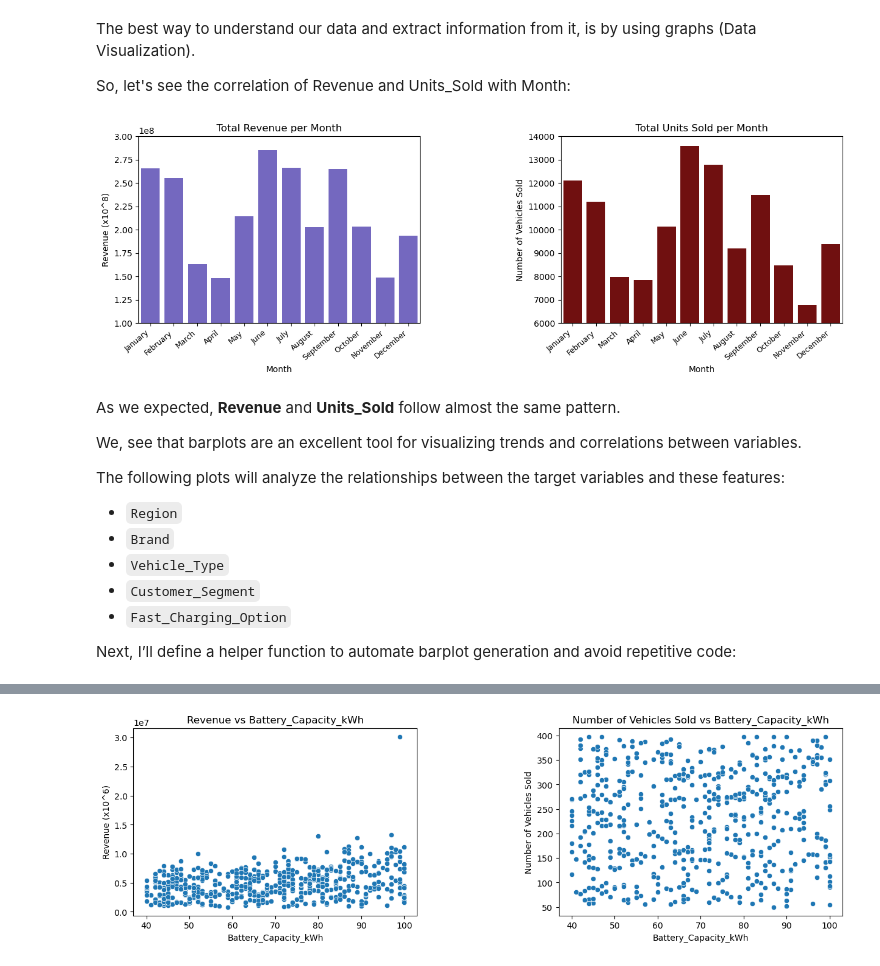
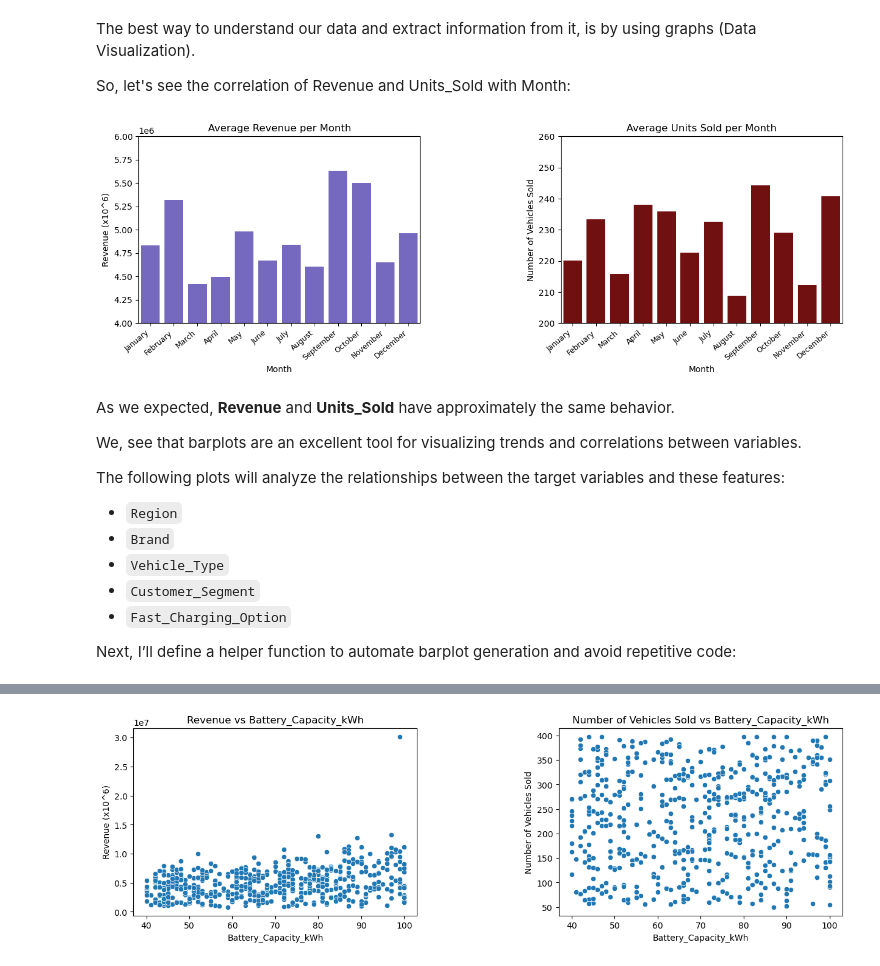
Before and after one commit to giorgos-iatridis/Electric-Vehicle-EV-Sales-and-Adoption-Project, a Jupyter notebook: Electric Vehicle (EV) Sales and Adoption Project.ipynb, the cells around one changed output, grey strips where cells are left out. Drawn from its saved outputs; the diff is of its cells as text; code cells hidden in the pictures.

```diff
--- a/Electric Vehicle (EV) Sales and Adoption Project.ipynb
+++ b/Electric Vehicle (EV) Sales and Adoption Project.ipynb
@@ -210,39 +214,39 @@ The best way to understand our data and extract information from it, is by using
 
 So, let's see the correlation of Revenue and Units_Sold with Month:
 # %%
-month_rev= train_set.groupby(['Month'])['Revenue'].sum()
+month_rev= train_set.groupby(['Month'])['Revenue'].mean()
 
-month_un = train_set.groupby('Month')['Units_Sold'].sum()
+month_un = train_set.groupby('Month')['Units_Sold'].mean()
 
 month_names = {
     1: 'January', 2: 'February', 3: 'March', 4: 'April',
     5: 'May', 6: 'June', 7: 'July', 8: 'August',
     9: 'September', 10: 'October', 11: 'November', 12: 'December'
 }
 
 fig, axes = plt.subplots(1, 2, figsize=(15,4))
 sns.barplot(data=month_rev, ax=axes[0], color='slateblue')
-axes[0].set_ylim(1e8, 3e8)
-axes[0].set_ylabel('Revenue (x10^8)')
+axes[0].set_ylim(4e6, 6e6)
+axes[0].set_ylabel('Revenue (x10^6)')
 axes[0].set_xlabel('Month')
 axes[0].set_xticks(ticks=range(12), ha='right', labels=month_names.values())
 axes[0].tick_params(axis='x', rotation=40, labelsize=9)
-axes[0].set_title('Total Revenue per Month')
+axes[0].set_title('Average Revenue per Month')
 
 sns.barplot(data=month_un, color='maroon', ax=axes[1])
-axes[1].set_ylim(6000, 14000)
+axes[1].set_ylim(200, 260)
 axes[1].set_ylabel('Number of Vehicles Sold')
 axes[1].set_xlabel('Month')
 axes[1].set_xticks(ticks=range(12), ha='right', labels=month_names.values())
 axes[1].tick_params(axis='x', rotation=40, labelsize=9)
-axes[1].set_title('Total Units Sold per Month')
+axes[1].set_title('Average Units Sold per Month')
 
 plt.subplots_adjust(wspace=0.5)
 plt.show()
 # %% [output]
-[figure, old version]
+[figure, new version]
 # %% [markdown]
-As we expected, **Revenue** and **Units_Sold** follow almost the same pattern.
+As we expected, **Revenue** and **Units_Sold** have approximately the same behavior.
 
 We, see that barplots are an excellent tool for visualizing trends and correlations between variables.
 
```
Also changed, not shown: parts of 39 cells of this notebook.
